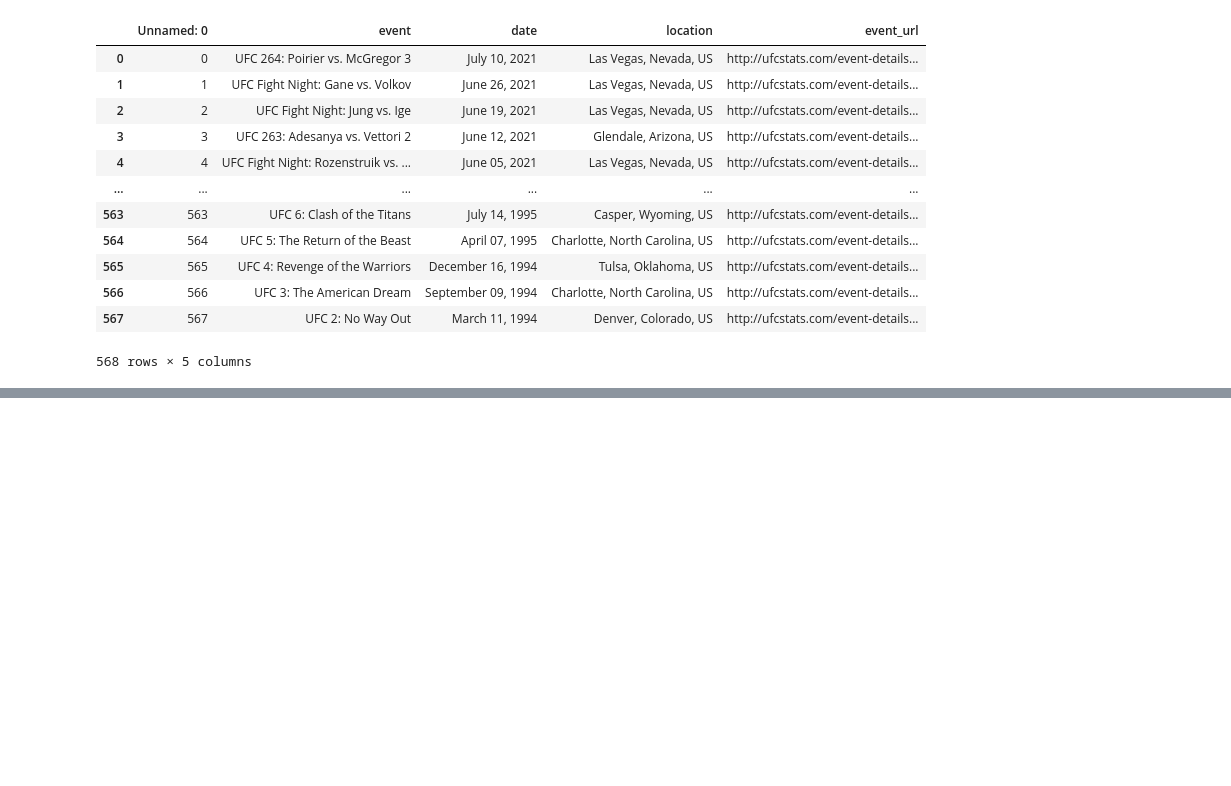
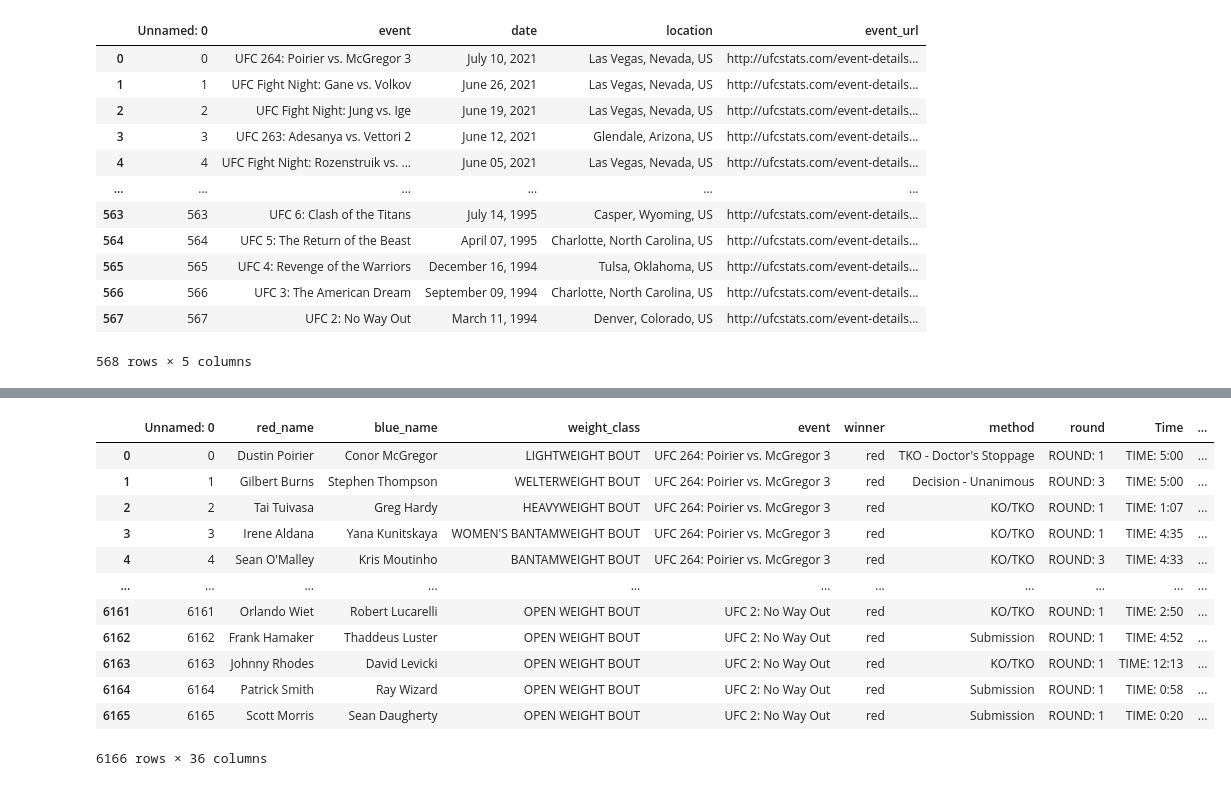
Before and after one commit to a925sw/ufc_stats, a Jupyter notebook: scrapers/updater.ipynb, the cells around one changed output, grey strips where cells are left out. Cells and saved outputs as stored; diff of their text form; code cells hidden in the pictures; blank space fills up the shorter version.

```diff
--- a/scrapers/updater.ipynb
+++ b/scrapers/updater.ipynb
@@ -99,0 +340,17 @@ new_event_urls
+# %%
+all_fights_df = pd.read_csv("../data/all_fights_data.csv")
+all_fights_df
+# %% [output]
+|  | Unnamed: 0 | red_name | blue_name | weight_class | event | winner | method | round | Time | ... |
+| 0 | 0 | Dustin Poirier | Conor McGregor | LIGHTWEIGHT BOUT | UFC 264: Poirier vs. McGregor 3 | red | TKO - Doctor's Stoppage | ROUND: 1 | TIME: 5:00 | ... |
+| 1 | 1 | Gilbert Burns | Stephen Thompson | WELTERWEIGHT BOUT | UFC 264: Poirier vs. McGregor 3 | red | Decision - Unanimous | ROUND: 3 | TIME: 5:00 | ... |
+| 2 | 2 | Tai Tuivasa | Greg Hardy | HEAVYWEIGHT BOUT | UFC 264: Poirier vs. McGregor 3 | red | KO/TKO | ROUND: 1 | TIME: 1:07 | ... |
+| 3 | 3 | Irene Aldana | Yana Kunitskaya | WOMEN'S BANTAMWEIGHT BOUT | UFC 264: Poirier vs. McGregor 3 | red | KO/TKO | ROUND: 1 | TIME: 4:35 | ... |
+| 4 | 4 | Sean O'Malley | Kris Moutinho | BANTAMWEIGHT BOUT | UFC 264: Poirier vs. McGregor 3 | red | KO/TKO | ROUND: 3 | TIME: 4:33 | ... |
+| ... | ... | ... | ... | ... | ... | ... | ... | ... | ... | ... |
+| 6161 | 6161 | Orlando Wiet | Robert Lucarelli | OPEN WEIGHT BOUT | UFC 2: No Way Out | red | KO/TKO | ROUND: 1 | TIME: 2:50 | ... |
+| 6162 | 6162 | Frank Hamaker | Thaddeus Luster | OPEN WEIGHT BOUT | UFC 2: No Way Out | red | Submission | ROUND: 1 | TIME: 4:52 | ... |
+| 6163 | 6163 | Johnny Rhodes | David Levicki | OPEN WEIGHT BOUT | UFC 2: No Way Out | red | KO/TKO | ROUND: 1 | TIME: 12:13 | ... |
+| 6164 | 6164 | Patrick Smith | Ray Wizard | OPEN WEIGHT BOUT | UFC 2: No Way Out | red | Submission | ROUND: 1 | TIME: 0:58 | ... |
+| 6165 | 6165 | Scott Morris | Sean Daugherty | OPEN WEIGHT BOUT | UFC 2: No Way Out | red | Submission | ROUND: 1 | TIME: 0:20 | ... |
+6166 rows × 36 columns
```
Also changed, not shown: parts of 26 cells of this notebook, 5 other files.
